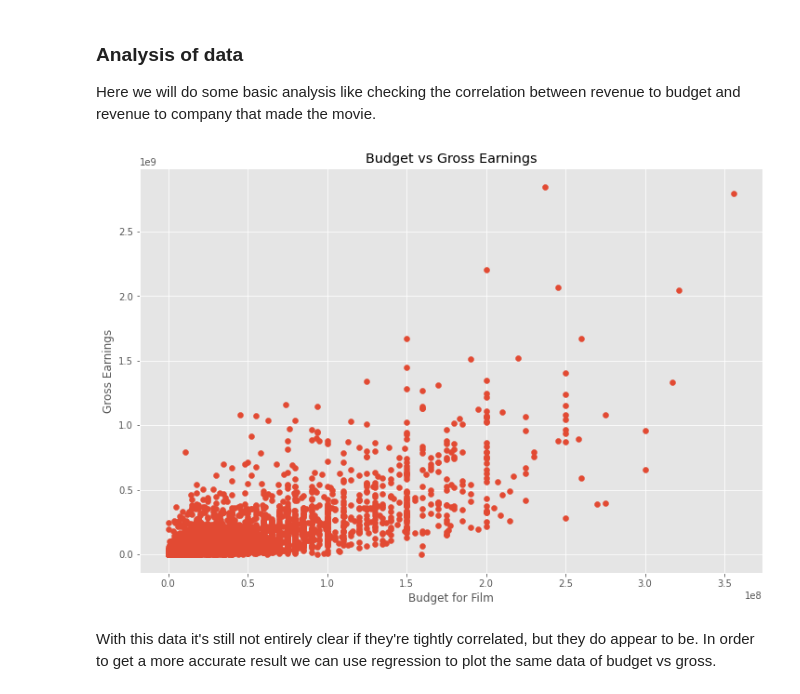
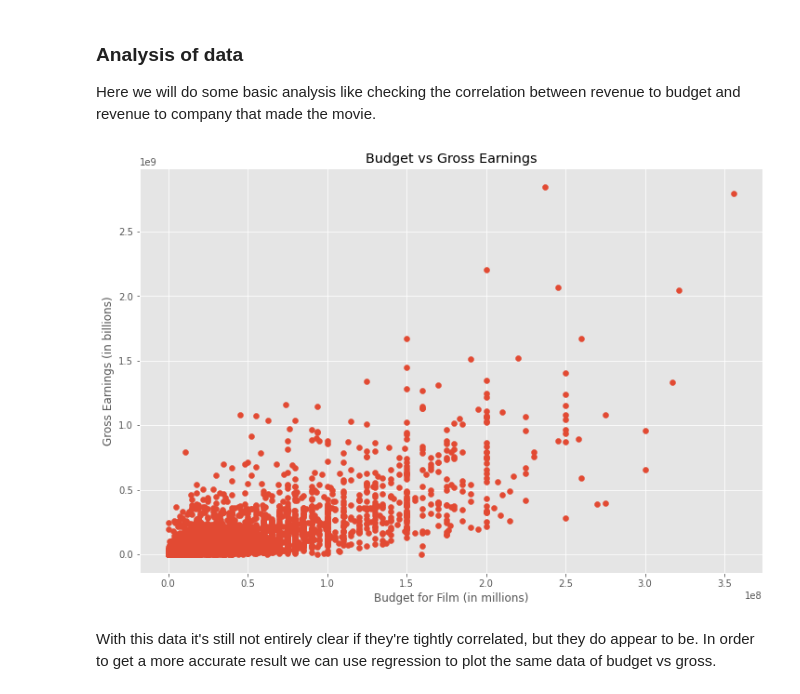
Before and after one commit to DanielContreras/Movie-Industry-Analysis, a Jupyter notebook: analysis.ipynb, the cells around one changed output. Drawn from its saved outputs; the diff is of its cells as text; code cells hidden in the pictures.

```diff
--- a/analysis.ipynb
+++ b/analysis.ipynb
@@ -159,13 +159,13 @@ Here we will do some basic analysis like checking the correlation between revenu
 # %%
 # Budget vs Gross (scatter plot)
 
 plt.scatter(x=df_tmp['budget'], y=df_tmp['gross'])
 plt.title('Budget vs Gross Earnings')
-plt.xlabel('Budget for Film')
-plt.ylabel('Gross Earnings')
+plt.xlabel('Budget for Film (in millions)')
+plt.ylabel('Gross Earnings (in billions)')
 plt.show()
 # %% [output]
-[figure, old version]
+[figure, new version]
 # %% [markdown]
 With this data it's still not entirely clear if they're tightly correlated, but they do appear to be. In order to get a more accurate result we can use regression to plot the same data of budget vs gross.
 # %%
```
Also changed, not shown: parts of 1 cell of this notebook.
